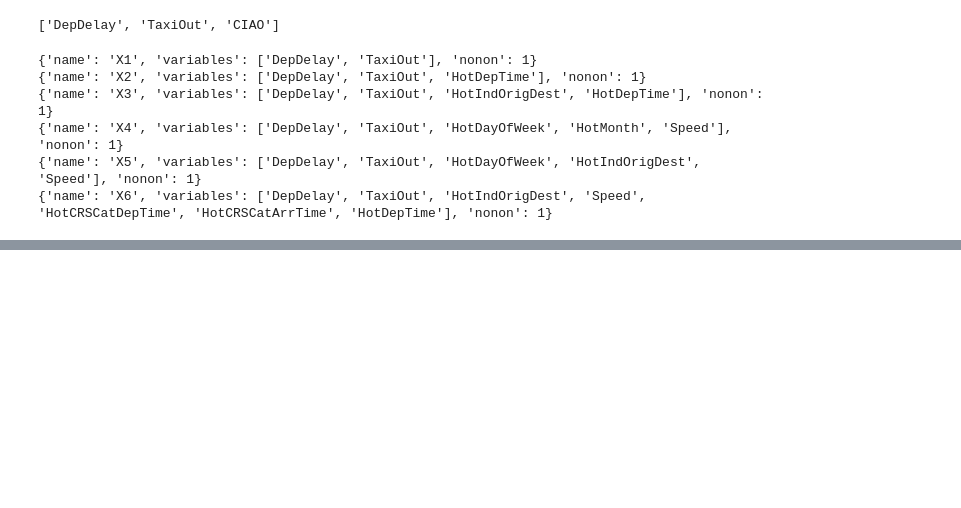
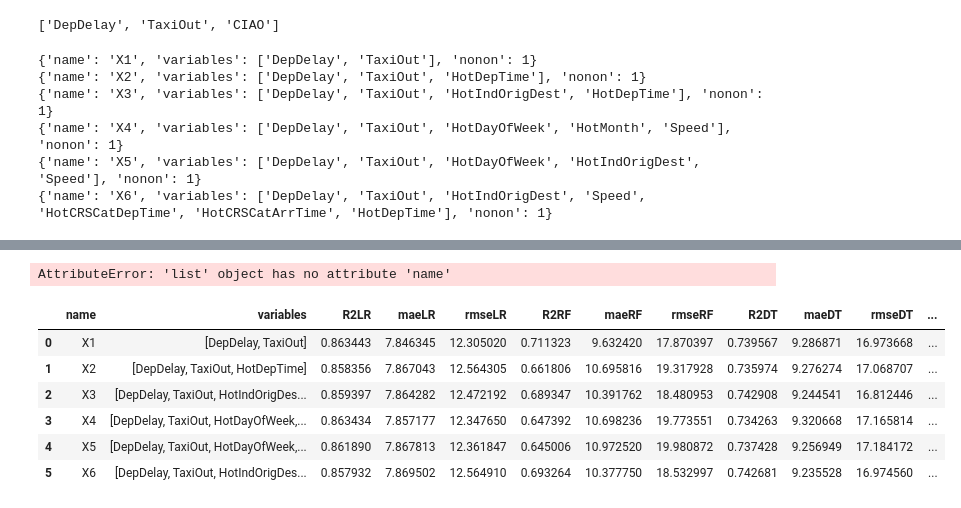
Before and after one commit to LorenzoFramba/Flight_Delay_Prediction, a Jupyter notebook: DataValidation.ipynb, the cells around one changed output, grey strips where cells are left out. Cells and saved outputs as stored; diff of their text form; code cells hidden in the pictures; blank space fills up the shorter version.

```diff
--- a/DataValidation.ipynb
+++ b/DataValidation.ipynb
@@ -373,0 +402,33 @@ LINEAR REGRESSION MODEL
+# %%
+import seaborn as sns
+
+
+import seaborn as sns
+
+sns.barplot(list(A.name, list(A.values())))
+
+#sax = sns.barplot(x="name", y="variables", hue="sex", data=df)
+# %% [output]
+AttributeError: 'list' object has no attribute 'name'
+# %%
+import pandas as pd
+
+
+df = []
+df.append({'name': 'X1', 'variables': ['DepDelay', 'TaxiOut'],'R2LR': 0.8634434987176677, 'maeLR': 7.846344636291409, 'rmseLR': 12.3050200542969, 'R2RF': 0.7113226179229843, 'maeRF': 9.632419894894845, 'rmseRF': 17.870397493687378, 'R2DT': 0.7395671668525245, 'maeDT': 9.286871202251607, 'rmseDT': 16.973667925546085, 'R2GBR': 0.6779749591610146, 'maeGBR': 10.291720285041185, 'rmseGBR': 18.93692861799665})
+df.append({'name': 'X2', 'variables': ['DepDelay', 'TaxiOut', 'HotDepTime'], 'R2LR': 0.8583557878034125, 'maeLR': 7.867042776829008, 'rmseLR': 12.564304679339765, 'R2RF': 0.6618056282411904, 'maeRF': 10.69581629434264, 'rmseRF': 19.317928448876994, 'R2DT': 0.7359741049968364, 'maeDT': 9.276273778053989, 'rmseDT': 17.06870714215145, 'R2GBR': 0.7317420904346483, 'maeGBR': 8.919500016072934, 'rmseGBR': 17.40522038041701})
+df.append({'name': 'X3', 'variables': ['DepDelay', 'TaxiOut', 'HotIndOrigDest', 'HotDepTime'], 'R2LR': 0.8593969897926946, 'maeLR': 7.864282380701789, 'rmseLR': 12.472191555732724, 'R2RF': 0.6893474138730874, 'maeRF': 10.391762216453797, 'rmseRF': 18.48095278940399, 'R2DT': 0.7429083054863235, 'maeDT': 9.244540689810753, 'rmseDT': 16.812445684525386, 'R2GBR': 0.7340066674151544, 'maeGBR': 8.970977217618819, 'rmseGBR': 17.224534616062524})
+df.append({'name': 'X4', 'variables': ['DepDelay', 'TaxiOut', 'HotDayOfWeek', 'HotMonth', 'Speed'], 'R2LR': 0.863433896705197, 'maeLR': 7.857176780272817, 'rmseLR': 12.347649838818601, 'R2RF': 0.6473918259213414, 'maeRF': 10.698236247649278, 'rmseRF': 19.77355050663056, 'R2DT': 0.734263104956572, 'maeDT': 9.320667734524053, 'rmseDT': 17.16581381584866, 'R2GBR': 0.7466087502783435, 'maeGBR': 8.799469470636394, 'rmseGBR': 16.83094772729247})
+df.append({'name': 'X5', 'variables': ['DepDelay', 'TaxiOut', 'HotDayOfWeek', 'HotIndOrigDest', 'Speed'], 'R2LR': 0.861890103017749, 'maeLR': 7.867812623708982, 'rmseLR': 12.361847068397935, 'R2RF': 0.6450061986902308, 'maeRF': 10.972519639797552, 'rmseRF': 19.980872071516536, 'R2DT': 0.7374275663556327, 'maeDT': 9.256949155299973, 'rmseDT': 17.184172320005104, 'R2GBR': 0.7402478789139912, 'maeGBR': 8.916626117462856, 'rmseGBR': 17.048795624738972})
+df.append({'name': 'X6', 'variables': ['DepDelay', 'TaxiOut', 'HotIndOrigDest', 'Speed', 'HotCRSCatDepTime', 'HotCRSCatArrTime', 'HotDepTime'], 'R2LR': 0.857932175860417, 'maeLR': 7.869501841196455, 'rmseLR': 12.564909943926322, 'R2RF': 0.6932635305087731, 'maeRF': 10.377749609744654, 'rmseRF': 18.532997429411278, 'R2DT': 0.7426814121619514, 'maeDT': 9.235528412342111, 'rmseDT': 16.974560476441024, 'R2GBR': 0.7393962128806398, 'maeGBR': 8.897008426472556, 'rmseGBR': 16.96102270986277})
+
+DF = pd.DataFrame(df)
+DF
+# %% [output]
+|  | name | variables | R2LR | maeLR | rmseLR | R2RF | maeRF | rmseRF | R2DT | maeDT | rmseDT | ... |
+| 0 | X1 | [DepDelay, TaxiOut] | 0.863443 | 7.846345 | 12.305020 | 0.711323 | 9.632420 | 17.870397 | 0.739567 | 9.286871 | 16.973668 | ... |
+| 1 | X2 | [DepDelay, TaxiOut, HotDepTime] | 0.858356 | 7.867043 | 12.564305 | 0.661806 | 10.695816 | 19.317928 | 0.735974 | 9.276274 | 17.068707 | ... |
+| 2 | X3 | [DepDelay, TaxiOut, HotIndOrigDes... | 0.859397 | 7.864282 | 12.472192 | 0.689347 | 10.391762 | 18.480953 | 0.742908 | 9.244541 | 16.812446 | ... |
+| 3 | X4 | [DepDelay, TaxiOut, HotDayOfWeek,... | 0.863434 | 7.857177 | 12.347650 | 0.647392 | 10.698236 | 19.773551 | 0.734263 | 9.320668 | 17.165814 | ... |
+| 4 | X5 | [DepDelay, TaxiOut, HotDayOfWeek,... | 0.861890 | 7.867813 | 12.361847 | 0.645006 | 10.972520 | 19.980872 | 0.737428 | 9.256949 | 17.184172 | ... |
+| 5 | X6 | [DepDelay, TaxiOut, HotIndOrigDes... | 0.857932 | 7.869502 | 12.564910 | 0.693264 | 10.377750 | 18.532997 | 0.742681 | 9.235528 | 16.974560 | ... |
```
Also changed, not shown: parts of 6 cells of this notebook, 3 other files.
